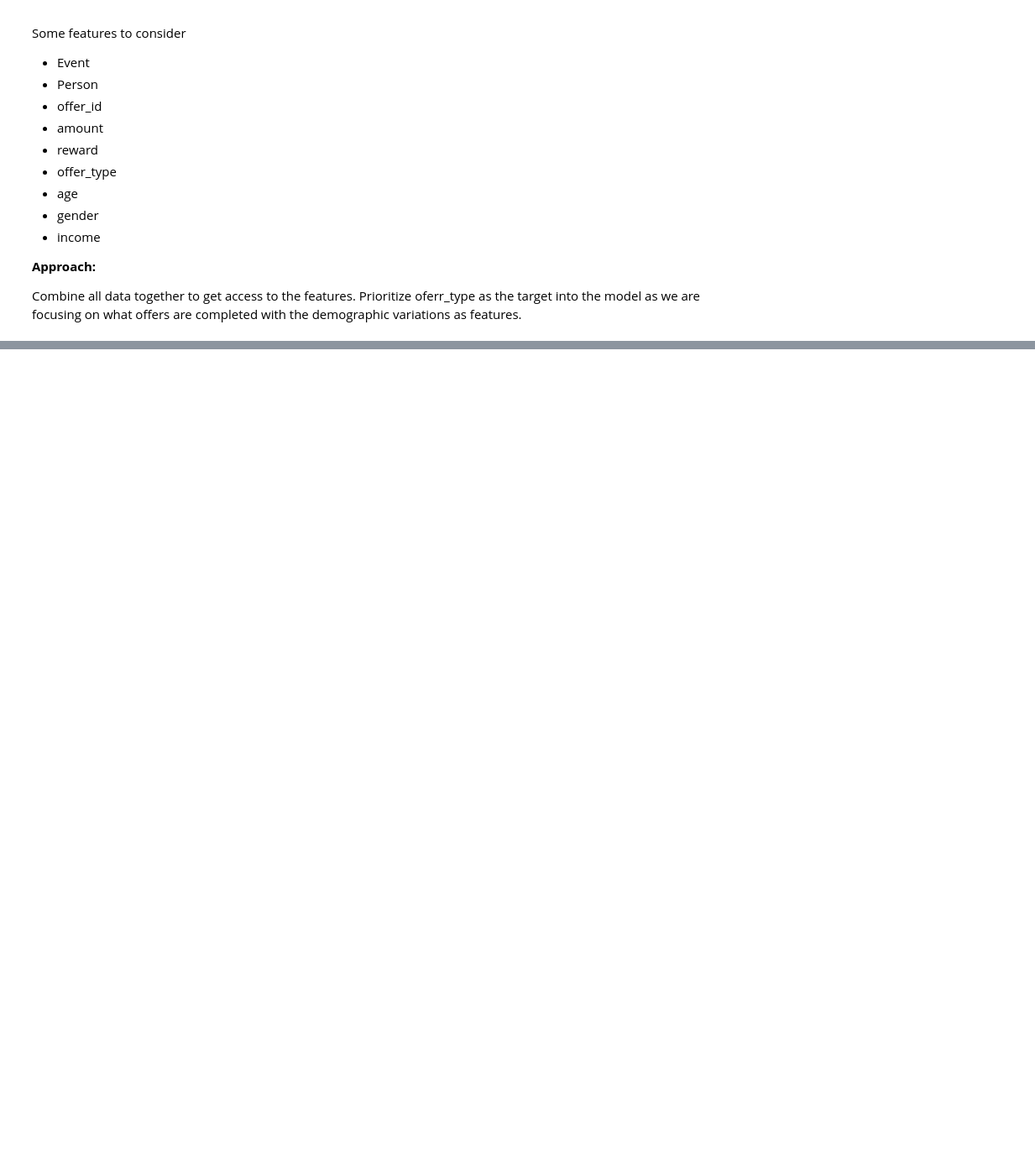
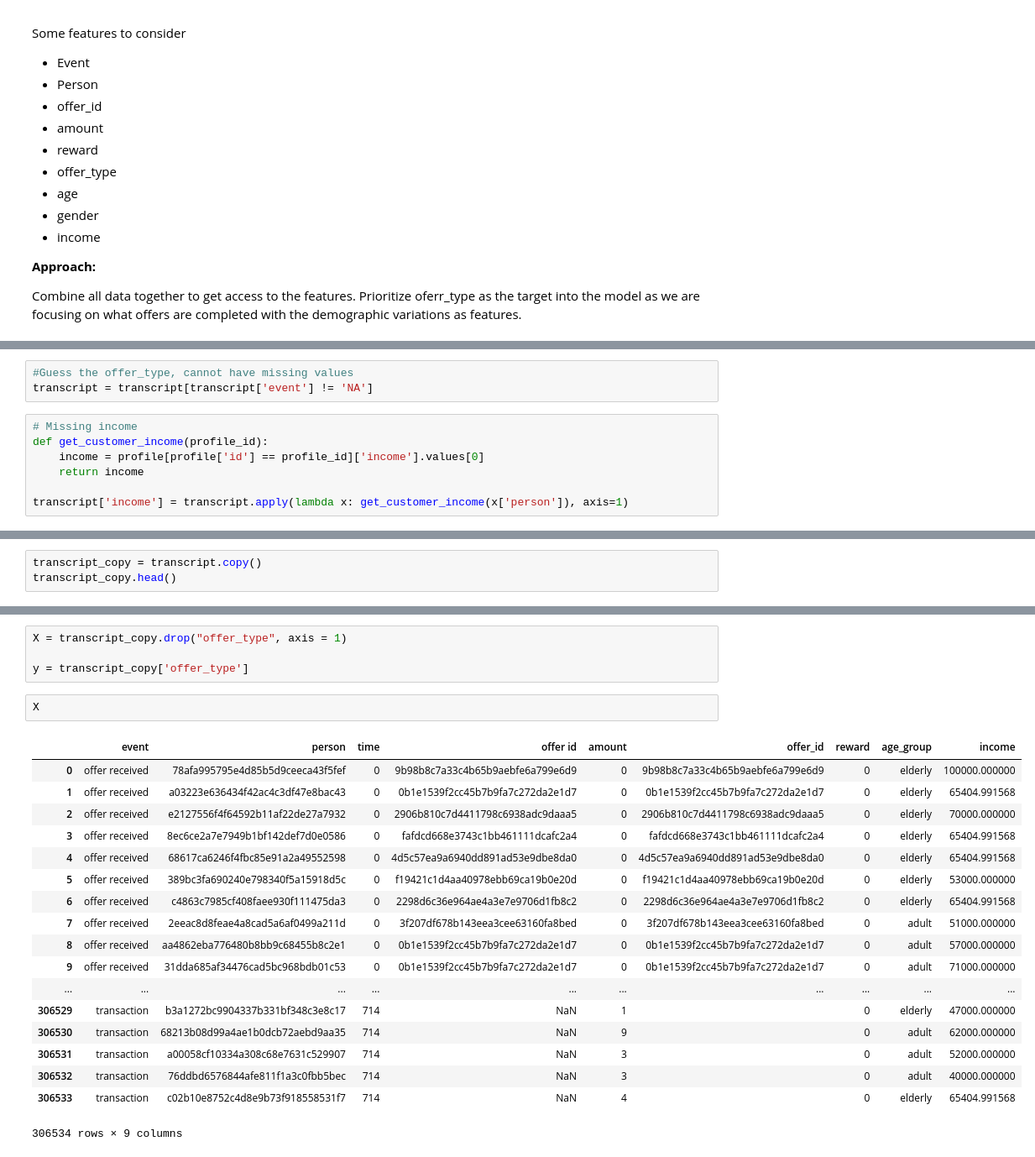
Before and after one commit to HunterKane/Starbucks-Reward-App-, a Jupyter notebook: Starbucks_Capstone_notebook-2.ipynb, the cells around one changed output, grey strips where cells are left out. Shown at 84% size. Drawn from its saved outputs; the diff is of its cells as text; blank space fills up the shorter version.

Commit message:
Logistic Regression Model Started
Filter out missing values for Event and Income

```diff
--- a/Starbucks_Capstone_notebook-2.ipynb
+++ b/Starbucks_Capstone_notebook-2.ipynb
@@ -771,0 +838,10 @@ transcript.head()
+# %%
+#Guess the offer_type, cannot have missing values
+transcript = transcript[transcript['event'] != 'NA']
+# %%
+# Missing income
+def get_customer_income(profile_id):
+    income = profile[profile['id'] == profile_id]['income'].values[0]
+    return income
+
+transcript['income'] = transcript.apply(lambda x: get_customer_income(x['person']), axis=1)
@@ -771,0 +857,3 @@ transcript.head()
+# %%
+transcript_copy = transcript.copy()
+transcript_copy.head()
@@ -771,0 +867,25 @@ transcript.head()
+# %%
+X = transcript_copy.drop("offer_type", axis = 1)
+
+y = transcript_copy['offer_type']
+# %%
+X
+# %% [output]
+|  | event | person | time | offer id | amount | offer_id | reward | age_group | income |
+| 0 | offer received | 78afa995795e4d85b5d9ceeca43f5fef | 0 | 9b98b8c7a33c4b65b9aebfe6a799e6d9 | 0 | 9b98b8c7a33c4b65b9aebfe6a799e6d9 | 0 | elderly | 100000.000000 |
+| 1 | offer received | a03223e636434f42ac4c3df47e8bac43 | 0 | 0b1e1539f2cc45b7b9fa7c272da2e1d7 | 0 | 0b1e1539f2cc45b7b9fa7c272da2e1d7 | 0 | elderly | 65404.991568 |
+| 2 | offer received | e2127556f4f64592b11af22de27a7932 | 0 | 2906b810c7d4411798c6938adc9daaa5 | 0 | 2906b810c7d4411798c6938adc9daaa5 | 0 | elderly | 70000.000000 |
+| 3 | offer received | 8ec6ce2a7e7949b1bf142def7d0e0586 | 0 | fafdcd668e3743c1bb461111dcafc2a4 | 0 | fafdcd668e3743c1bb461111dcafc2a4 | 0 | elderly | 65404.991568 |
+| 4 | offer received | 68617ca6246f4fbc85e91a2a49552598 | 0 | 4d5c57ea9a6940dd891ad53e9dbe8da0 | 0 | 4d5c57ea9a6940dd891ad53e9dbe8da0 | 0 | elderly | 65404.991568 |
+| 5 | offer received | 389bc3fa690240e798340f5a15918d5c | 0 | f19421c1d4aa40978ebb69ca19b0e20d | 0 | f19421c1d4aa40978ebb69ca19b0e20d | 0 | elderly | 53000.000000 |
+| 6 | offer received | c4863c7985cf408faee930f111475da3 | 0 | 2298d6c36e964ae4a3e7e9706d1fb8c2 | 0 | 2298d6c36e964ae4a3e7e9706d1fb8c2 | 0 | elderly | 65404.991568 |
+| 7 | offer received | 2eeac8d8feae4a8cad5a6af0499a211d | 0 | 3f207df678b143eea3cee63160fa8bed | 0 | 3f207df678b143eea3cee63160fa8bed | 0 | adult | 51000.000000 |
+| 8 | offer received | aa4862eba776480b8bb9c68455b8c2e1 | 0 | 0b1e1539f2cc45b7b9fa7c272da2e1d7 | 0 | 0b1e1539f2cc45b7b9fa7c272da2e1d7 | 0 | adult | 57000.000000 |
+| 9 | offer received | 31dda685af34476cad5bc968bdb01c53 | 0 | 0b1e1539f2cc45b7b9fa7c272da2e1d7 | 0 | 0b1e1539f2cc45b7b9fa7c272da2e1d7 | 0 | adult | 71000.000000 |
+| ... | ... | ... | ... | ... | ... | ... | ... | ... | ... |
+| 306529 | transaction | b3a1272bc9904337b331bf348c3e8c17 | 714 | NaN | 1 |  | 0 | elderly | 47000.000000 |
+| 306530 | transaction | 68213b08d99a4ae1b0dcb72aebd9aa35 | 714 | NaN | 9 |  | 0 | adult | 62000.000000 |
+| 306531 | transaction | a00058cf10334a308c68e7631c529907 | 714 | NaN | 3 |  | 0 | adult | 52000.000000 |
+| 306532 | transaction | 76ddbd6576844afe811f1a3c0fbb5bec | 714 | NaN | 3 |  | 0 | adult | 40000.000000 |
+| 306533 | transaction | c02b10e8752c4d8e9b73f918558531f7 | 714 | NaN | 4 |  | 0 | elderly | 65404.991568 |
+306534 rows × 9 columns
```
Also changed, not shown: parts of 18 cells of this notebook.
